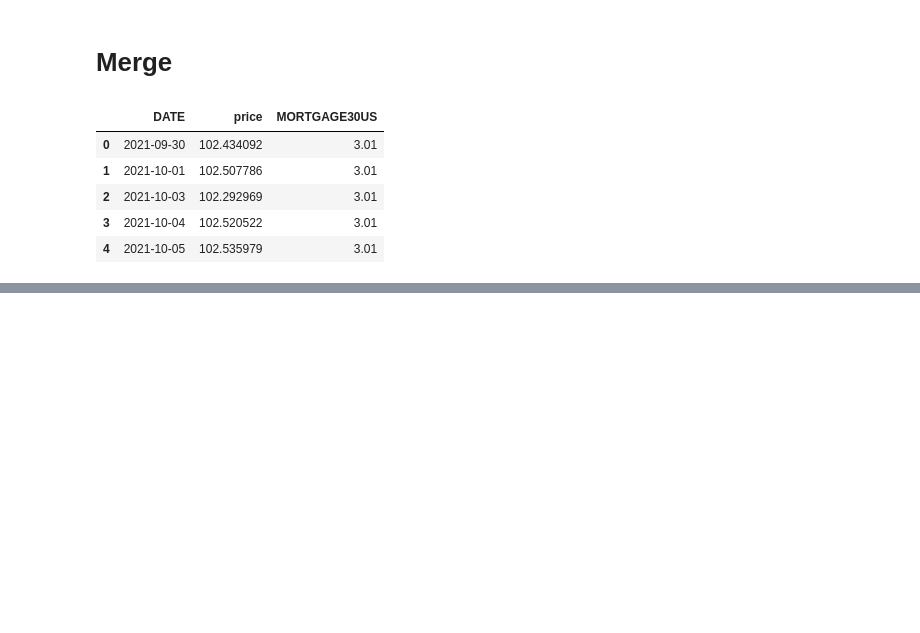
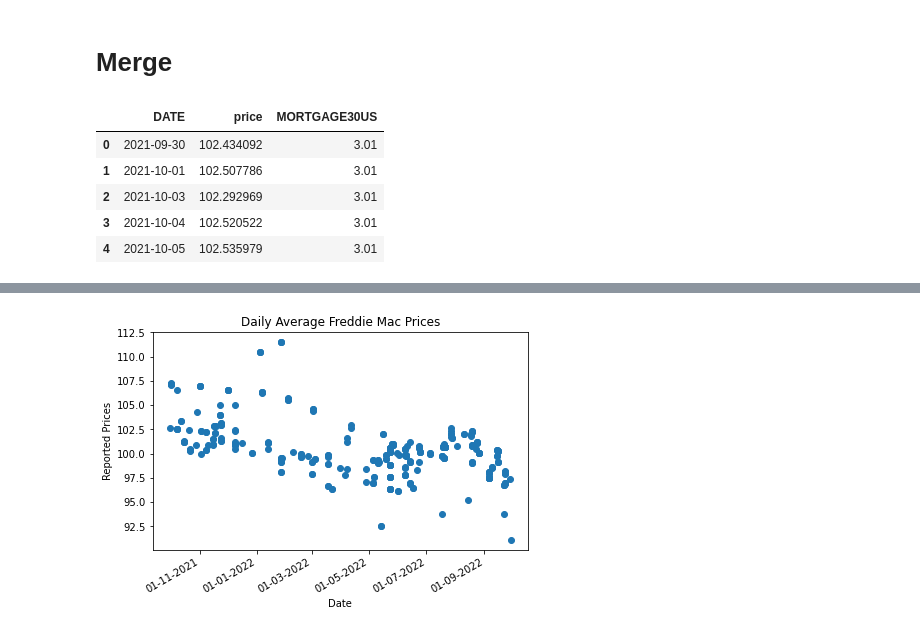
Before and after one commit to sneznanov/Financial-Econ, a Jupyter notebook: TBA Analysis.ipynb, the cells around one changed output, grey strips where cells are left out. Saved outputs shown, nothing was run; the diff lists cells and outputs as text; code cells hidden in the pictures; blank space fills up the shorter version.

```diff
--- a/TBA Analysis.ipynb
+++ b/TBA Analysis.ipynb
@@ -378,0 +371,7 @@ Text(0.5, 0.98, 'MBS Price vs 15-Year Mortgage Interest Rates')
+# %%
+tba_frm = tba_frm.loc[tba_frm['company_symbol'] == 'FMCC']
+# %%
+data = tba_frm
+data['Date'] = pd.to_datetime(data['trd_exctn_dt'], format="%Y%m%d")
+data.sort_values('Date', inplace=True)
+price_date = data['Date']
@@ -378,0 +387,3 @@ Text(0.5, 0.98, 'MBS Price vs 15-Year Mortgage Interest Rates')
+# %%
+df2 = pd.DataFrame().assign(DATE=data['Date'], price=data['rptd_pr'])
+print(df2)
@@ -378,0 +405,3 @@ Text(0.5, 0.98, 'MBS Price vs 15-Year Mortgage Interest Rates')
+# %%
+df2.reset_index(inplace=True)
+df2.head()
@@ -378,0 +425,17 @@ Text(0.5, 0.98, 'MBS Price vs 15-Year Mortgage Interest Rates')
+# %%
+Date = df2['DATE']
+price = df2['price']
+plt.plot_date(Date, price)
+plt.gcf().autofmt_xdate()
+date_format = mpl_dates.DateFormatter('%d-%m-%Y')
+plt.gca().xaxis.set_major_formatter(date_format)
+plt.tight_layout()
+plt.title('Daily Average Freddie Mac Prices')
+plt.xlabel('Date')
+plt.ylabel('Reported Prices')
+
+
+
+plt.show()
+# %% [output]
+[figure, added]
```
Also changed, not shown: parts of 53 cells of this notebook.
